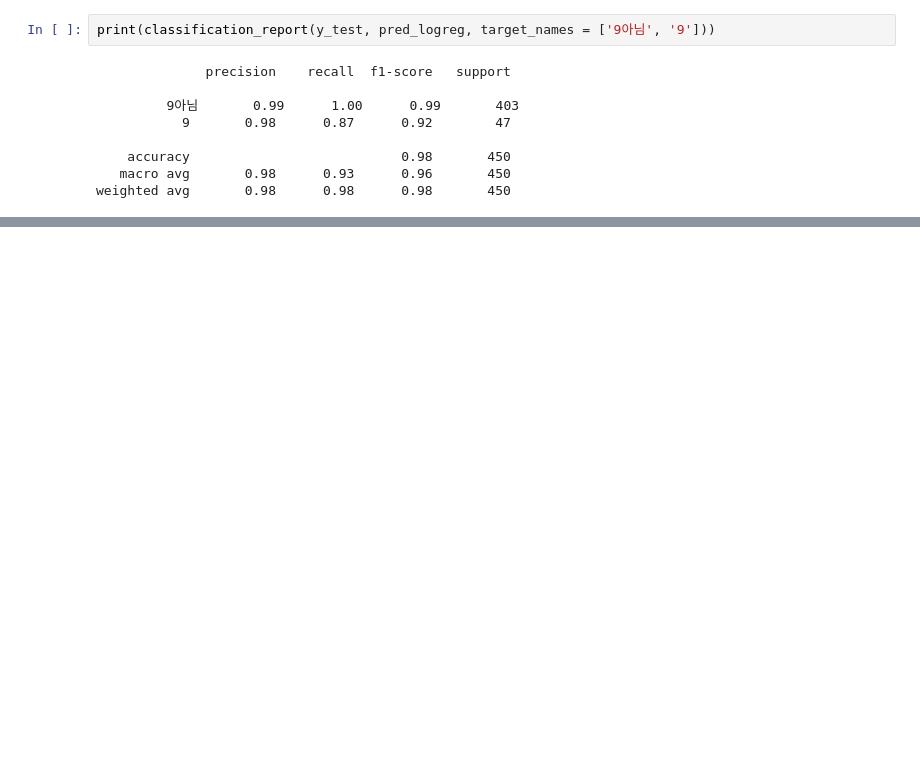
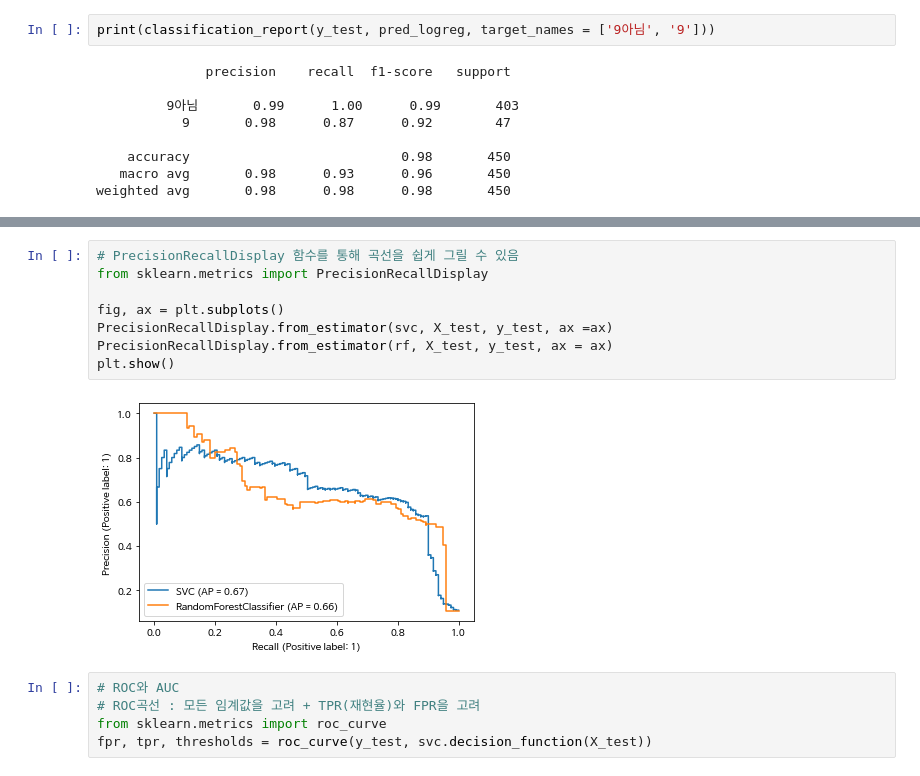
Before and after one commit to 1bin01/Machine-Learning, a Jupyter notebook: Introduction-to-Machine-Learning/Ch5_model_evaluation_and_improvement.ipynb, the cells around one changed output, grey strips where cells are left out. Cells and saved outputs as stored; diff of their text form; blank space fills up the shorter version.

```diff
--- a/Introduction-to-Machine-Learning/Ch5_model_evaluation_and_improvement.ipynb
+++ b/Introduction-to-Machine-Learning/Ch5_model_evaluation_and_improvement.ipynb
@@ -648,0 +742,15 @@ weighted avg       0.98      0.98      0.98       450
+# %%
+# PrecisionRecallDisplay 함수를 통해 곡선을 쉽게 그릴 수 있음
+from sklearn.metrics import PrecisionRecallDisplay
+
+fig, ax = plt.subplots()
+PrecisionRecallDisplay.from_estimator(svc, X_test, y_test, ax =ax)
+PrecisionRecallDisplay.from_estimator(rf, X_test, y_test, ax = ax)
+plt.show()
+# %% [output]
+[figure, added]
+# %%
+# ROC와 AUC
+# ROC곡선 : 모든 임계값을 고려 + TPR(재현율)와 FPR을 고려
+from sklearn.metrics import roc_curve
+fpr, tpr, thresholds = roc_curve(y_test, svc.decision_function(X_test))
```
Also changed, not shown: parts of 20 cells of this notebook.
